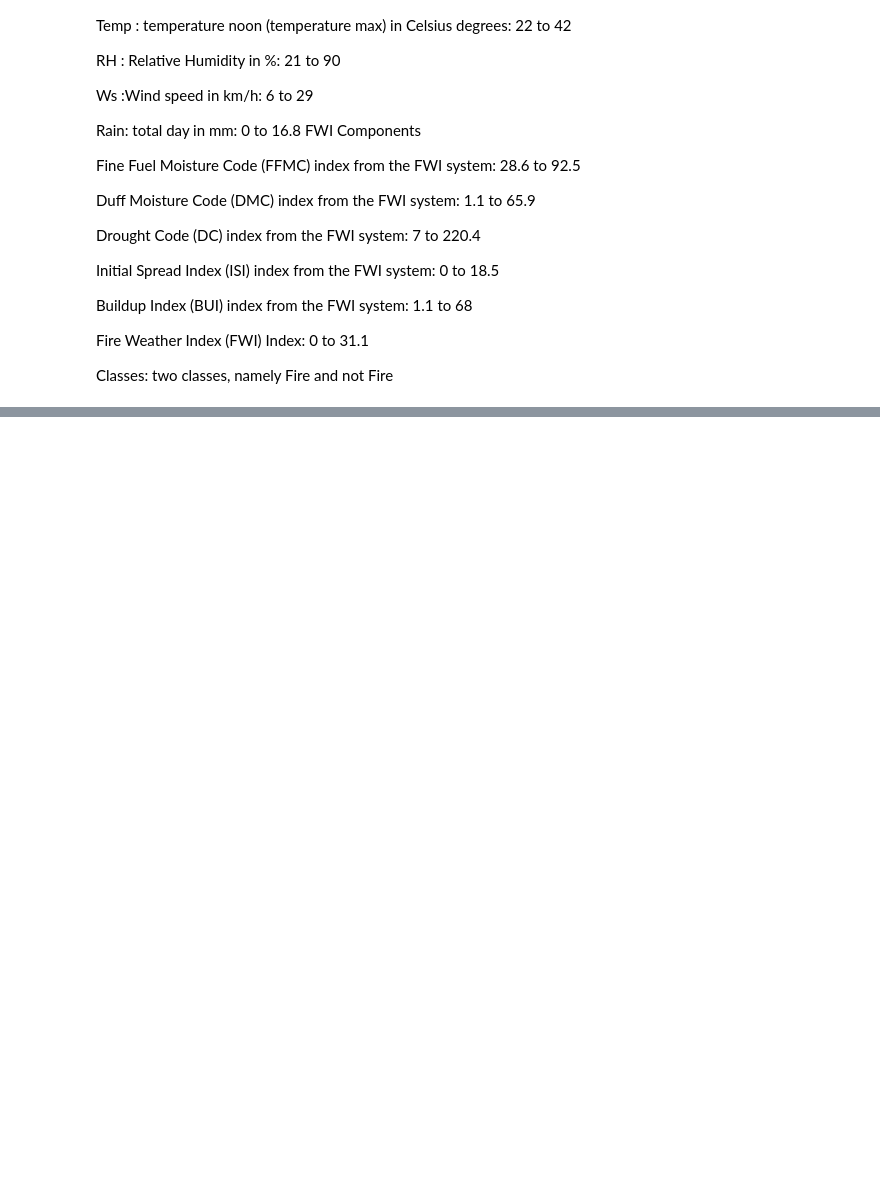
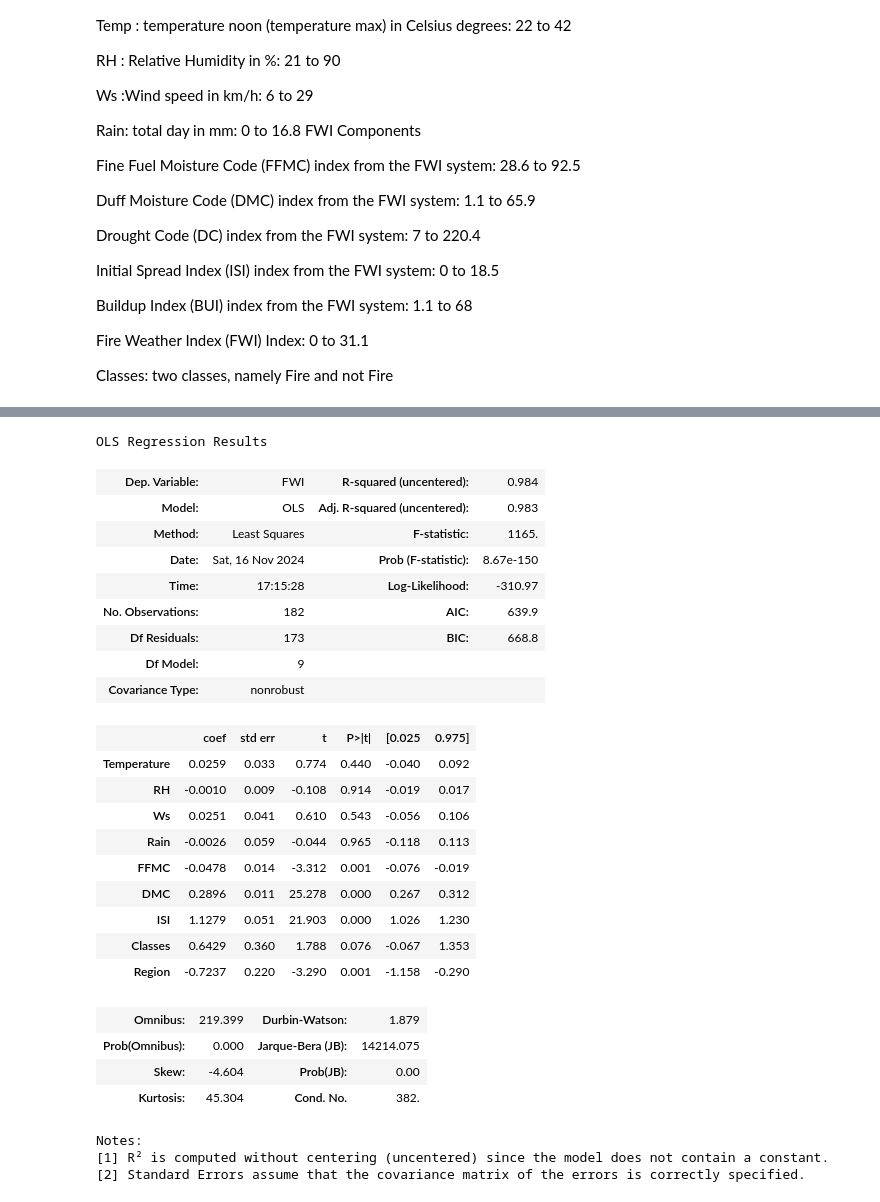
Before and after one commit to itssahilwhat/AI-Fundamentals, a Jupyter notebook: Linear Regression/Ridge & Lasso Regression.ipynb, the cells around one changed output, grey strips where cells are left out. Cells and saved outputs as stored; diff of their text form; code cells hidden in the pictures; blank space fills up the shorter version.

```diff
--- a/Linear Regression/Ridge & Lasso Regression.ipynb
+++ b/Linear Regression/Ridge & Lasso Regression.ipynb
@@ -393,0 +191,4 @@ df['Classes'] = np.where(df['Classes'].str.contains('not fire'), 0, 1)
+# %%
+X_train.drop(corr_features,axis=1,inplace=True)
+X_test.drop(corr_features,axis=1,inplace=True)
+X_train.shape,X_test.shape
@@ -393,0 +268,4 @@ df['Classes'] = np.where(df['Classes'].str.contains('not fire'), 0, 1)
+# %%
+model=sm.OLS(y_train,X_train).fit()
+prediction=model.predict(X_test)
+print(prediction)
@@ -393,0 +285,30 @@ df['Classes'] = np.where(df['Classes'].str.contains('not fire'), 0, 1)
+# %%
+model.summary()
+# %% [output]
+OLS Regression Results
+| Dep. Variable: | FWI | R-squared (uncentered): | 0.984 |
+| Model: | OLS | Adj. R-squared (uncentered): | 0.983 |
+| Method: | Least Squares | F-statistic: | 1165. |
+| Date: | Sat, 16 Nov 2024 | Prob (F-statistic): | 8.67e-150 |
+| Time: | 17:15:28 | Log-Likelihood: | -310.97 |
+| No. Observations: | 182 | AIC: | 639.9 |
+| Df Residuals: | 173 | BIC: | 668.8 |
+| Df Model: | 9 |  |  |
+| Covariance Type: | nonrobust |  |  |
+|  | coef | std err | t | P>|t| | [0.025 | 0.975] |
+| Temperature | 0.0259 | 0.033 | 0.774 | 0.440 | -0.040 | 0.092 |
+| RH | -0.0010 | 0.009 | -0.108 | 0.914 | -0.019 | 0.017 |
+| Ws | 0.0251 | 0.041 | 0.610 | 0.543 | -0.056 | 0.106 |
+| Rain | -0.0026 | 0.059 | -0.044 | 0.965 | -0.118 | 0.113 |
+| FFMC | -0.0478 | 0.014 | -3.312 | 0.001 | -0.076 | -0.019 |
+| DMC | 0.2896 | 0.011 | 25.278 | 0.000 | 0.267 | 0.312 |
+| ISI | 1.1279 | 0.051 | 21.903 | 0.000 | 1.026 | 1.230 |
+| Classes | 0.6429 | 0.360 | 1.788 | 0.076 | -0.067 | 1.353 |
+| Region | -0.7237 | 0.220 | -3.290 | 0.001 | -1.158 | -0.290 |
+| Omnibus: | 219.399 | Durbin-Watson: | 1.879 |
+| Prob(Omnibus): | 0.000 | Jarque-Bera (JB): | 14214.075 |
+| Skew: | -4.604 | Prob(JB): | 0.00 |
+| Kurtosis: | 45.304 | Cond. No. | 382. |
+Notes:
+[1] R² is computed without centering (uncentered) since the model does not contain a constant.
+[2] Standard Errors assume that the covariance matrix of the errors is correctly specified.
```
Also changed, not shown: parts of 51 cells of this notebook.
